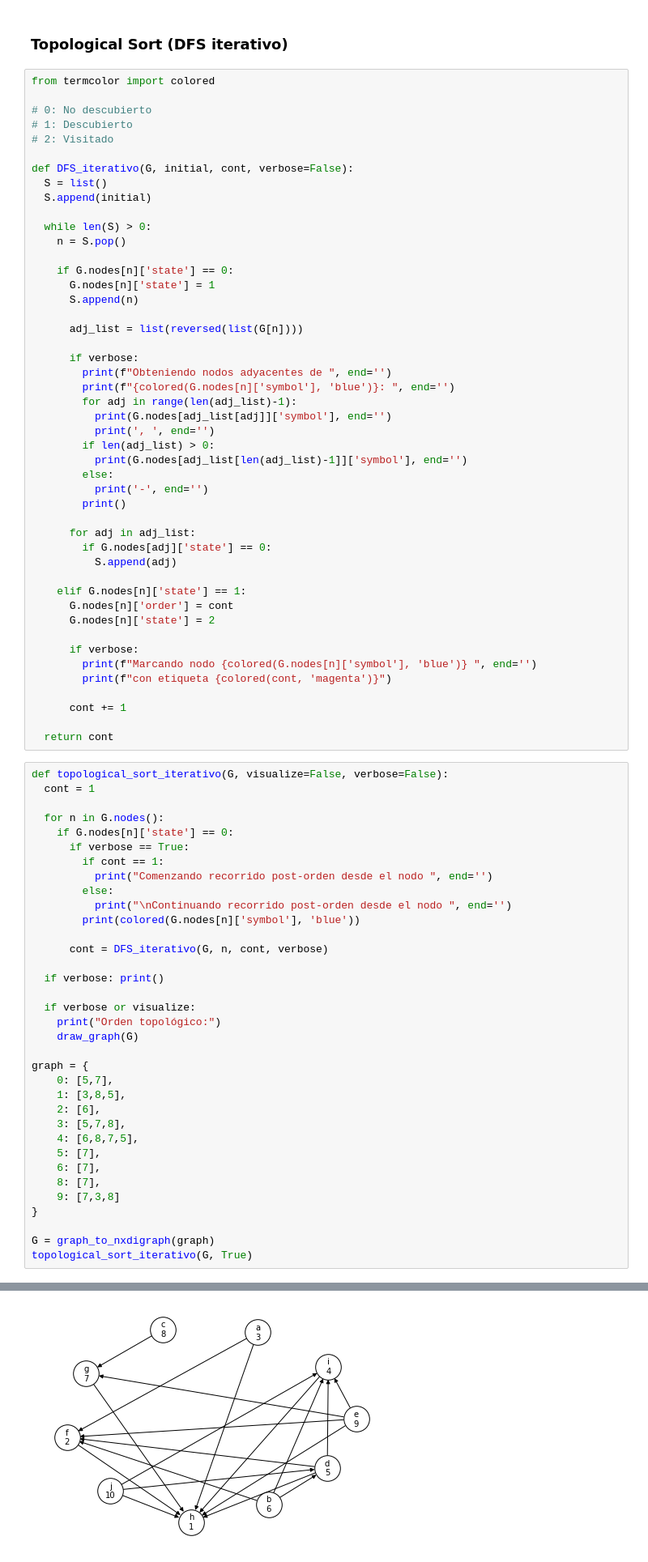
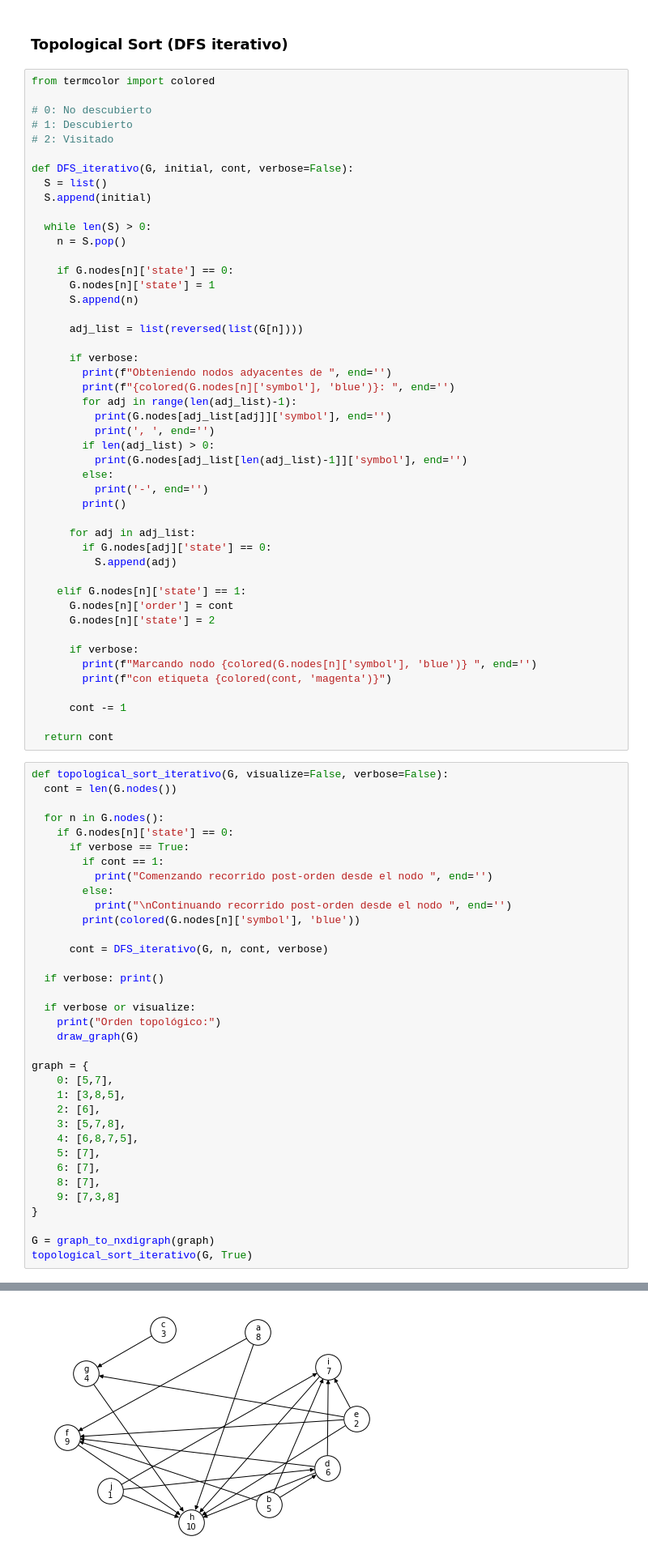
Before and after one commit to OscarRojasG/ADA-Informes, a Jupyter notebook: Informe10-TopologicalSort.ipynb, the cells around one changed output, grey strips where cells are left out. Shown at 81% size. Saved outputs shown, nothing was run; the diff lists cells and outputs as text.

```diff
--- a/Informe10-TopologicalSort.ipynb
+++ b/Informe10-TopologicalSort.ipynb
@@ -99,12 +99,12 @@ def DFS_iterativo(G, initial, cont, verbose=False):
         print(f"Marcando nodo {colored(G.nodes[n]['symbol'], 'blue')} ", end='')
         print(f"con etiqueta {colored(cont, 'magenta')}")
 
-      cont += 1
+      cont -= 1
 
   return cont
 # %%
 def topological_sort_iterativo(G, visualize=False, verbose=False):
-  cont = 1
+  cont = len(G.nodes())
 
   for n in G.nodes():
     if G.nodes[n]['state'] == 0:
@@ -112,34 +112,34 @@ def topological_sort_iterativo(G, visualize=False, verbose=False):
         if cont == 1:
           print("Comenzando recorrido post-orden desde el nodo ", end='')
         else:
           print("\nContinuando recorrido post-orden desde el nodo ", end='')
         print(colored(G.nodes[n]['symbol'], 'blue'))
 
       cont = DFS_iterativo(G, n, cont, verbose)
 
   if verbose: print()
 
   if verbose or visualize:
     print("Orden topológico:")
     draw_graph(G)
 
 graph = {
     0: [5,7],
     1: [3,8,5],
     2: [6],
     3: [5,7,8],
     4: [6,8,7,5],
     5: [7],
     6: [7],
     8: [7],
     9: [7,3,8]
 }
 
 G = graph_to_nxdigraph(graph)
 topological_sort_iterativo(G, True)
 # %% [output]
 Orden topológico:
-[figure, old version]
+[figure, new version]
 # %% [markdown]
 ### Topological Sort (DFS recursivo)
 # %%
```
Also changed, not shown: parts of 4 cells of this notebook.
